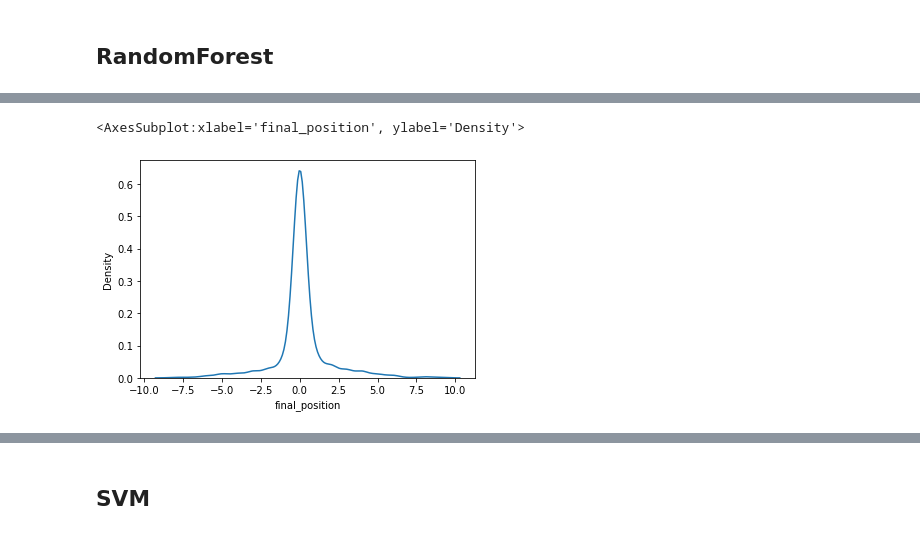
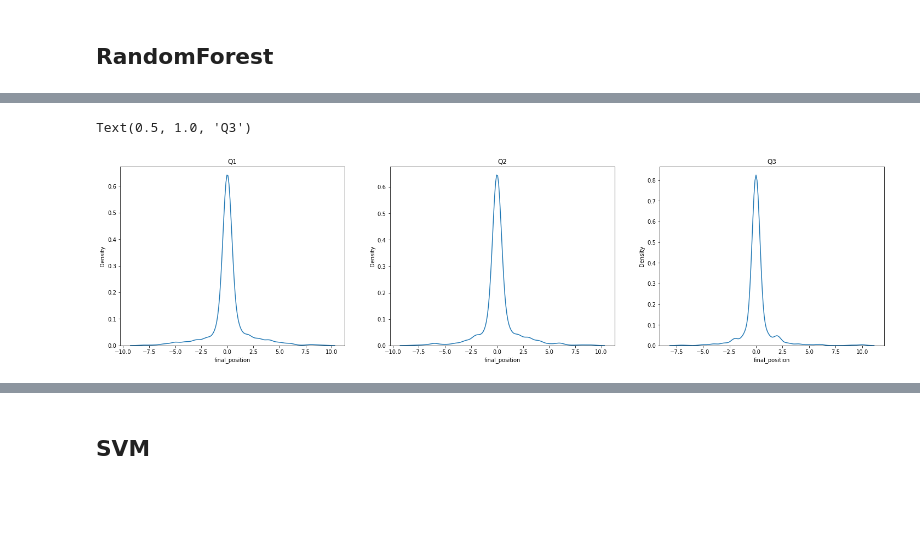
Before and after one commit to frax0n/F1-Analysis, a Jupyter notebook: Qualy_Results.ipynb, the cells around one changed output, grey strips where cells are left out. Drawn from its saved outputs; the diff is of its cells as text; code cells hidden in the pictures; blank space fills up the shorter version.

```diff
--- a/Qualy_Results.ipynb
+++ b/Qualy_Results.ipynb
@@ -281,2 +202,4 @@ Length: 107, dtype: object
 # %%
 X_train, X_test, y_train, y_test = train_test_split(test.drop(columns=['final_position','qualifying_pos','number','statusId']), test['final_position'], test_size = 0.25, random_state=8)
+X_train_2, X_test_2, y_train_2, y_test_2 = train_test_split(test2.drop(columns=['final_position','qualifying_pos','number','statusId']), test2['final_position'], test_size = 0.25, random_state=8)
+X_train_3, X_test_3, y_train_3, y_test_3 = train_test_split(test3.drop(columns=['final_position','qualifying_pos','number','statusId']), test3['final_position'], test_size = 0.25, random_state=8)
@@ -333,0 +481,15 @@ y2=rf.predict(X_test)
+# %%
+random_forest=RandomForestClassifier()
+param_grid={
+    "criterion":['gini','entropy'],
+    "max_depth":[107],
+    'n_estimators':[100,200,300,400,500],
+    "max_features":['auto','sqrt','log2'],
+    'min_impurity_decrease':[0,0.05,0.1,0.15],
+    "random_state":[1]
+}
+test_model=model_selection.GridSearchCV(estimator=random_forest,param_grid=param_grid,
+                                       scoring='accuracy',verbose=10)
+test_model.fit(X_train_2,y_train_2)
+print(test_model.best_score_)
+print(test_model.best_estimator_.get_params())
@@ -334 +516,14 @@ y2=rf.predict(X_test)
+# %%
+rf=RandomForestClassifier(max_depth=107,random_state=8)
+rf_2=RandomForestClassifier(max_depth=107,random_state=8)
+rf_3=RandomForestClassifier(max_depth=107,random_state=8)
+rf.fit(X_train, y_train)
+rf_2.fit(X_train_2, y_train_2)
+rf_3.fit(X_train_3, y_train_3)
+rtq1= rf.predict(X_train)
+rq1 = rf.predict(X_test)
+rtq2= rf_2.predict(X_train_2)
+rq2 = rf_2.predict(X_test_2)
+rtq3= rf_3.predict(X_train_3)
+rq3 = rf_3.predict(X_test_3)
 # %%
@@ -345,6 +543,16 @@ plt.show()
 # %%
-difference=y_test-y2
-sns.kdeplot(difference)
+from sklearn.metrics import confusion_matrix
+import seaborn as sn
+fig,axes=plt.subplots(1,3,figsize=(25,6))
+dif1=y_test-rq1
+sn.kdeplot(dif1,ax=axes[0])
+axes[0].set_title('Q1')
+dif2=y_test_2-rq2
+sn.kdeplot(dif2,ax=axes[1])
+axes[1].set_title('Q2')
+dif3=y_test_3-rq3
+sn.kdeplot(dif3,ax=axes[2])
+axes[2].set_title('Q3')
 # %% [output]
-<AxesSubplot:xlabel='final_position', ylabel='Density'>
+Text(0.5, 1.0, 'Q3')
-[figure, old version]
+[figure, new version]
```
Also changed, not shown: parts of 60 cells of this notebook, 1 other file.
